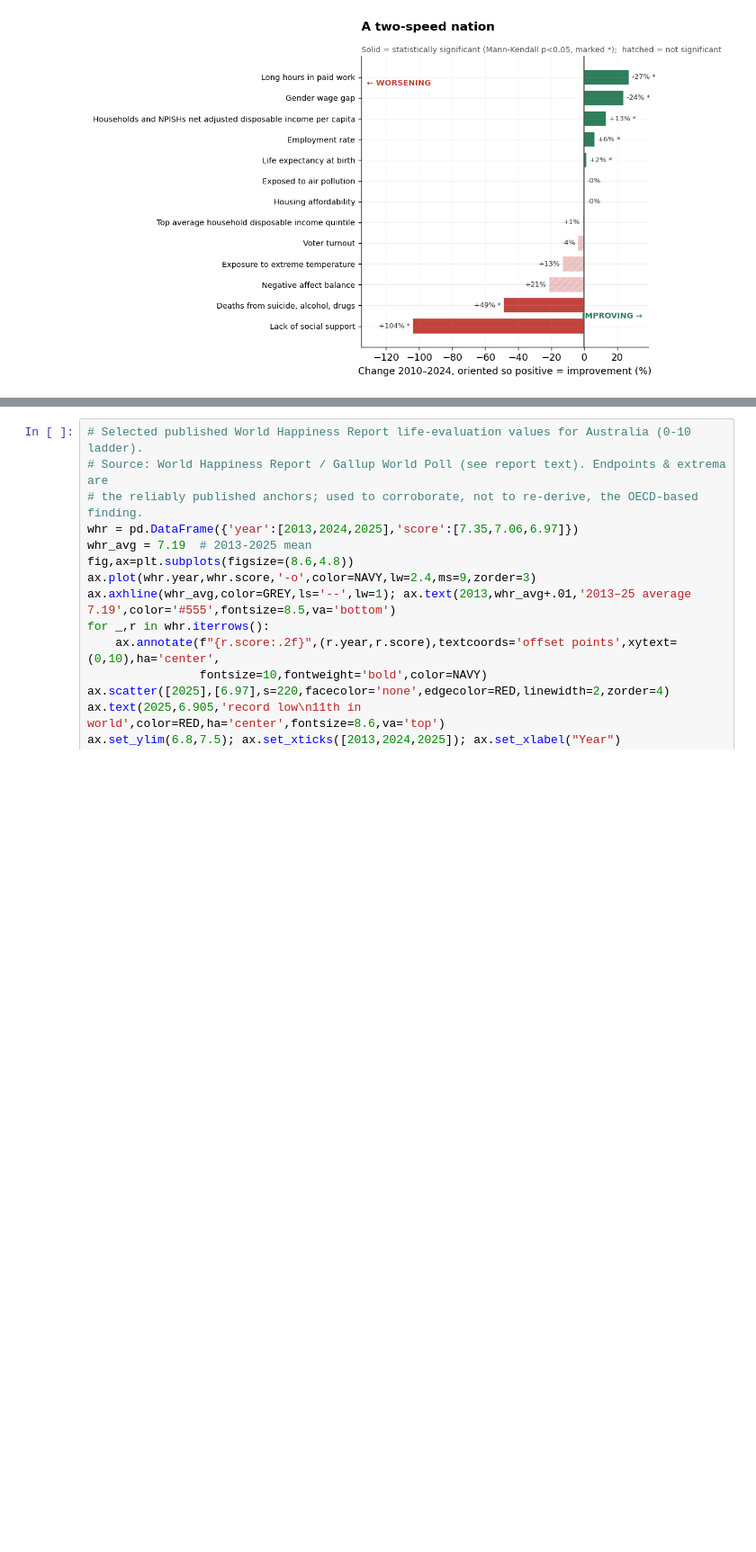
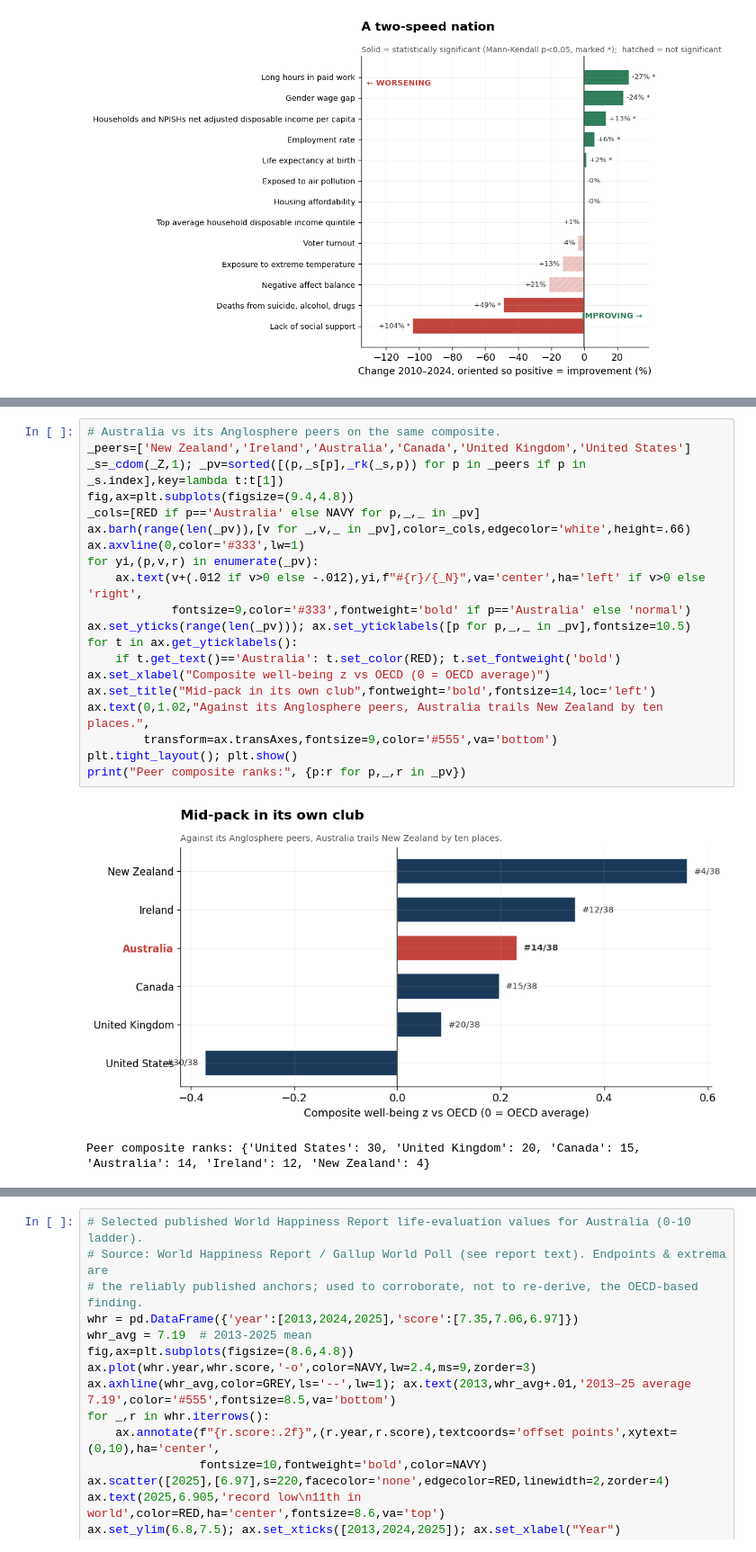
Before and after one commit to athxrva21/winter-data-analysis-challenge, a Jupyter notebook: Is_Australia_Doing_Well.ipynb, the cells around one changed output, grey strips where cells are left out. Shown at 90% size. Cells and saved outputs as stored; diff of their text form; blank space fills up the shorter version.

```diff
--- a/Is_Australia_Doing_Well.ipynb
+++ b/Is_Australia_Doing_Well.ipynb
@@ -259,0 +324,23 @@ plt.tight_layout(); plt.show()
+# %%
+# Australia vs its Anglosphere peers on the same composite.
+_peers=['New Zealand','Ireland','Australia','Canada','United Kingdom','United States']
+_s=_cdom(_Z,1); _pv=sorted([(p,_s[p],_rk(_s,p)) for p in _peers if p in _s.index],key=lambda t:t[1])
+fig,ax=plt.subplots(figsize=(9.4,4.8))
+_cols=[RED if p=='Australia' else NAVY for p,_,_ in _pv]
+ax.barh(range(len(_pv)),[v for _,v,_ in _pv],color=_cols,edgecolor='white',height=.66)
+ax.axvline(0,color='#333',lw=1)
+for yi,(p,v,r) in enumerate(_pv):
+    ax.text(v+(.012 if v>0 else -.012),yi,f"#{r}/{_N}",va='center',ha='left' if v>0 else 'right',
+            fontsize=9,color='#333',fontweight='bold' if p=='Australia' else 'normal')
+ax.set_yticks(range(len(_pv))); ax.set_yticklabels([p for p,_,_ in _pv],fontsize=10.5)
+for t in ax.get_yticklabels():
+    if t.get_text()=='Australia': t.set_color(RED); t.set_fontweight('bold')
+ax.set_xlabel("Composite well-being z vs OECD (0 = OECD average)")
+ax.set_title("Mid-pack in its own club",fontweight='bold',fontsize=14,loc='left')
+ax.text(0,1.02,"Against its Anglosphere peers, Australia trails New Zealand by ten places.",
+        transform=ax.transAxes,fontsize=9,color='#555',va='bottom')
+plt.tight_layout(); plt.show()
+print("Peer composite ranks:", {p:r for p,_,r in _pv})
+# %% [output]
+[figure, added]
+Peer composite ranks: {'United States': 30, 'United Kingdom': 20, 'Canada': 15, 'Australia': 14, 'Ireland': 12, 'New Zealand': 4}
```
Also changed, not shown: parts of 22 cells of this notebook, 2 other files.
